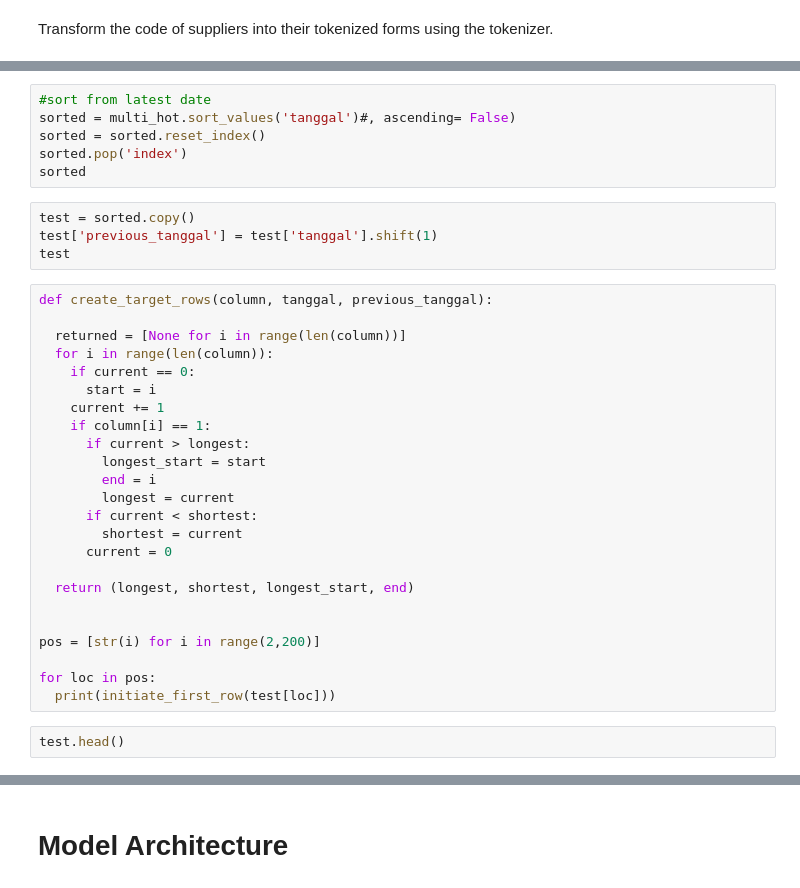
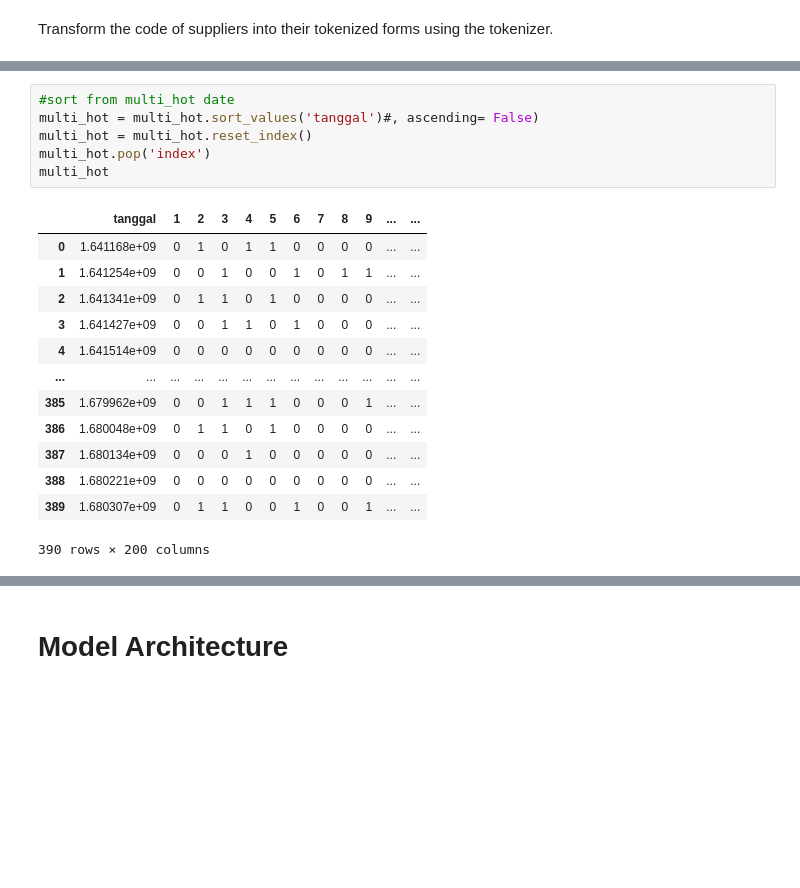
Before and after one commit to vincenta1206519/sejarah-capstone, a Jupyter notebook: ml_modeling/supplier_schedule_model.ipynb, the cells around one changed output, grey strips where cells are left out. Drawn from its saved outputs; the diff is of its cells as text; blank space fills up the shorter version.

```diff
--- a/ml_modeling/supplier_schedule_model.ipynb
+++ b/ml_modeling/supplier_schedule_model.ipynb
@@ -65,36 +94,20 @@ multi_hot['tanggal'] = epoch
 # %%
-#sort from latest date
-sorted = multi_hot.sort_values('tanggal')#, ascending= False)
-sorted = sorted.reset_index()
-sorted.pop('index')
-sorted
+#sort from multi_hot date
+multi_hot = multi_hot.sort_values('tanggal')#, ascending= False)
+multi_hot = multi_hot.reset_index()
+multi_hot.pop('index')
+multi_hot
+# %% [output]
+|  | tanggal | 1 | 2 | 3 | 4 | 5 | 6 | 7 | 8 | 9 | ... | ... |
+| 0 | 1.641168e+09 | 0 | 1 | 0 | 1 | 1 | 0 | 0 | 0 | 0 | ... | ... |
+| 1 | 1.641254e+09 | 0 | 0 | 1 | 0 | 0 | 1 | 0 | 1 | 1 | ... | ... |
+| 2 | 1.641341e+09 | 0 | 1 | 1 | 0 | 1 | 0 | 0 | 0 | 0 | ... | ... |
+| 3 | 1.641427e+09 | 0 | 0 | 1 | 1 | 0 | 1 | 0 | 0 | 0 | ... | ... |
+| 4 | 1.641514e+09 | 0 | 0 | 0 | 0 | 0 | 0 | 0 | 0 | 0 | ... | ... |
+| ... | ... | ... | ... | ... | ... | ... | ... | ... | ... | ... | ... | ... |
+| 385 | 1.679962e+09 | 0 | 0 | 1 | 1 | 1 | 0 | 0 | 0 | 1 | ... | ... |
+| 386 | 1.680048e+09 | 0 | 1 | 1 | 0 | 1 | 0 | 0 | 0 | 0 | ... | ... |
+| 387 | 1.680134e+09 | 0 | 0 | 0 | 1 | 0 | 0 | 0 | 0 | 0 | ... | ... |
+| 388 | 1.680221e+09 | 0 | 0 | 0 | 0 | 0 | 0 | 0 | 0 | 0 | ... | ... |
+| 389 | 1.680307e+09 | 0 | 1 | 1 | 0 | 0 | 1 | 0 | 0 | 1 | ... | ... |
+390 rows × 200 columns
-# %%
-test = sorted.copy()
-test['previous_tanggal'] = test['tanggal'].shift(1)
-test
-# %%
-def create_target_rows(column, tanggal, previous_tanggal):
-
-  returned = [None for i in range(len(column))]
-  for i in range(len(column)):
-    if current == 0:
-      start = i
-    current += 1
-    if column[i] == 1:
-      if current > longest:
-        longest_start = start
-        end = i
-        longest = current
-      if current < shortest:
-        shortest = current
-      current = 0
-
-  return (longest, shortest, longest_start, end)
-
-
-pos = [str(i) for i in range(2,200)]
-
-for loc in pos:
-  print(initiate_first_row(test[loc]))
-# %%
-test.head()
```
Also changed, not shown: parts of 10 cells of this notebook.
